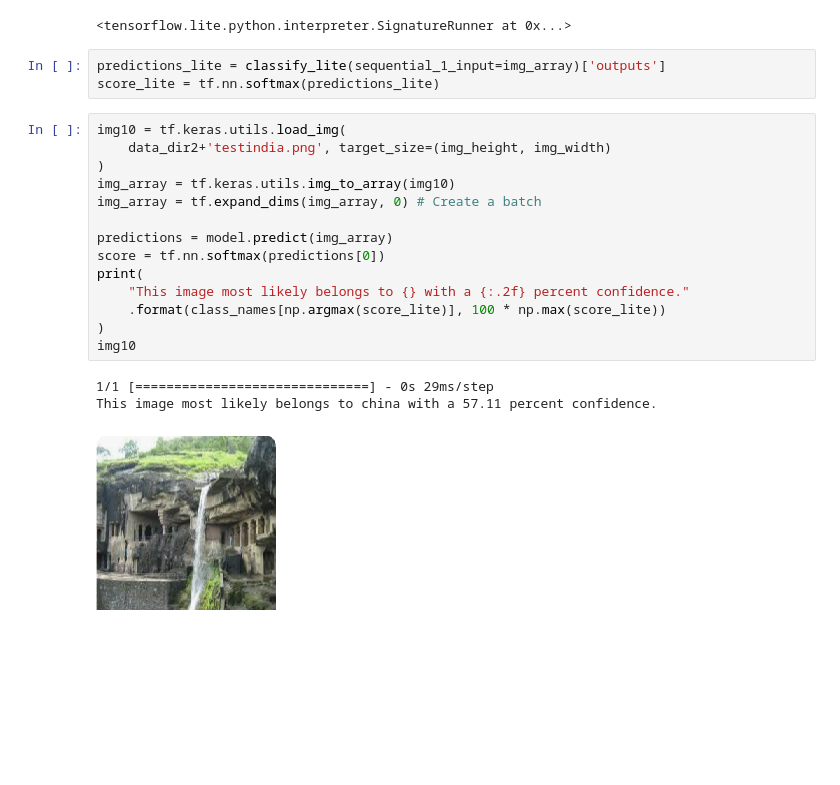
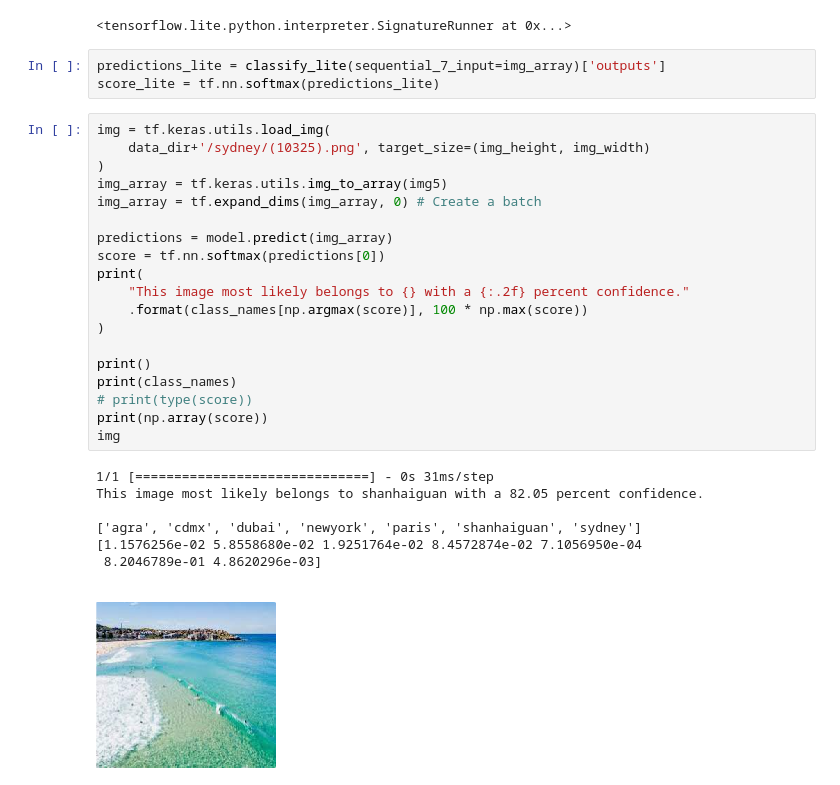
Before and after one commit to AracelyLJ/aitraveling, a Jupyter notebook: modeltest1.ipynb, the cells around one changed output. Drawn from its saved outputs; the diff is of its cells as text; blank space fills up the shorter version.

```diff
--- a/modeltest1.ipynb
+++ b/modeltest1.ipynb
@@ -502,26 +563,35 @@ classify_lite
 # %% [output]
 <tensorflow.lite.python.interpreter.SignatureRunner at 0x...>
 # %%
-predictions_lite = classify_lite(sequential_1_input=img_array)['outputs']
+predictions_lite = classify_lite(sequential_7_input=img_array)['outputs']
 score_lite = tf.nn.softmax(predictions_lite)
 # %%
-img10 = tf.keras.utils.load_img(
-    data_dir2+'testindia.png', target_size=(img_height, img_width)
+img = tf.keras.utils.load_img(
+    data_dir+'/sydney/(10325).png', target_size=(img_height, img_width)
 )
-img_array = tf.keras.utils.img_to_array(img10)
+img_array = tf.keras.utils.img_to_array(img5)
 img_array = tf.expand_dims(img_array, 0) # Create a batch
 
 predictions = model.predict(img_array)
 score = tf.nn.softmax(predictions[0])
 print(
     "This image most likely belongs to {} with a {:.2f} percent confidence."
-    .format(class_names[np.argmax(score_lite)], 100 * np.max(score_lite))
+    .format(class_names[np.argmax(score)], 100 * np.max(score))
 )
-img10
+
+print()
+print(class_names)
+# print(type(score))
+print(np.array(score))
+img
 # %% [output]
-1/1 [==============================] - 0s 29ms/step
-This image most likely belongs to china with a 57.11 percent confidence.
+1/1 [==============================] - 0s 31ms/step
+This image most likely belongs to shanhaiguan with a 82.05 percent confidence.
+
+['agra', 'cdmx', 'dubai', 'newyork', 'paris', 'shanhaiguan', 'sydney']
+[1.1576256e-02 5.8558680e-02 1.9251764e-02 8.4572874e-02 7.1056950e-04
+ 8.2046789e-01 4.8620296e-03]
-[figure, old version]
+[figure, new version]
 # %%
 print(
     "This image most likely belongs to {} with a {:.2f} percent confidence."
```
Also changed, not shown: parts of 23 cells of this notebook, 1 other file.
